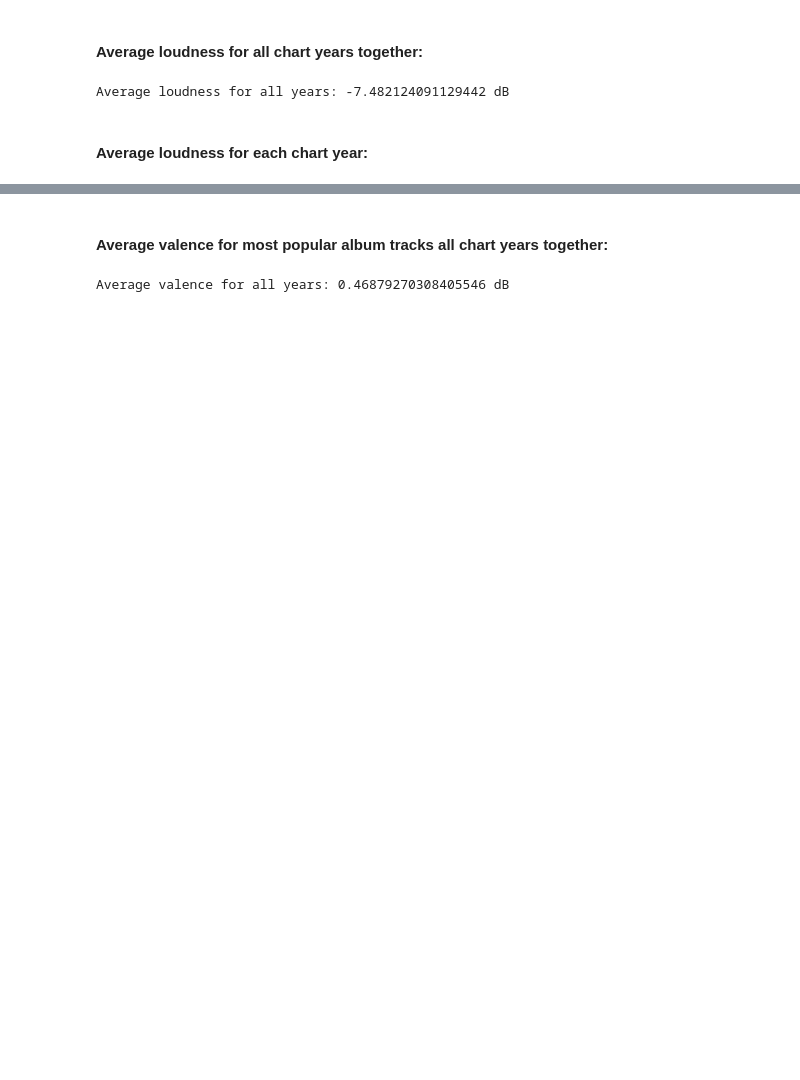
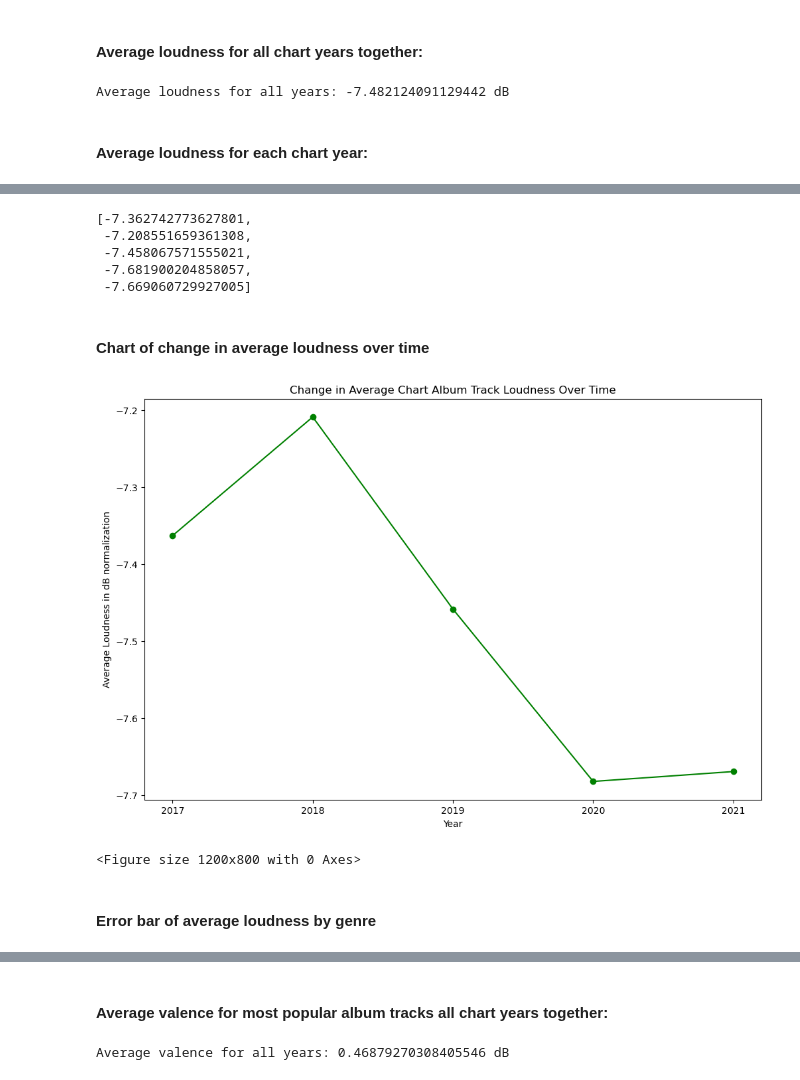
Before and after one commit to katieravenwood/Spotify-Five-Year-Analysis-Project, a Jupyter notebook: notebooks/ExploratoryAnalysis.ipynb, the cells around one changed output, grey strips where cells are left out. Cells and saved outputs as stored; diff of their text form; code cells hidden in the pictures; blank space fills up the shorter version.

```diff
--- a/notebooks/ExploratoryAnalysis.ipynb
+++ b/notebooks/ExploratoryAnalysis.ipynb
@@ -173,4 +203,27 @@ Average loudness in 2020: -7.681900204858057 dB
 Average loudness in 2021: -7.669060729927005 dB
 # %%
 loudness_frame = df4[['track_id', 'playlist_name', 'main_genre', 'loudness', 'energy']]
-average_loudness = loudness_frame.groupby('playlist_name')['loudness'].mean()
+average_loudness = list(loudness_frame.groupby('playlist_name')['loudness'].mean())
+average_loudness
+# %% [output]
+[-7.362742773627801,
+ -7.208551659361308,
+ -7.458067571555021,
+ -7.681900204858057,
+ -7.669060729927005]
+# %% [markdown]
+#### Chart of change in average loudness over time
+# %%
+years = [2017, 2018, 2019, 2020, 2021]
+plt.plot(years, average_loudness, color='green', marker='o', linestyle='solid')
+plt.title("Change in Average Chart Album Track Loudness Over Time")
+plt.xlabel("Year")
+plt.ylabel("Average Loudness in dB normalization")
+plt.xticks(np.arange(min(years), max(years)+1, 1.0))
+plt.show()
+plt.savefig('../viz/pyplots/LoudnessMeansOverTimeLineChart.png')
+# %% [output]
+[figure, added]
+<Figure size 1200x800 with 0 Axes>
+# %% [markdown]
+#### Error bar of average loudness by genre
```
Also changed, not shown: parts of 29 cells of this notebook, 12 other files.
